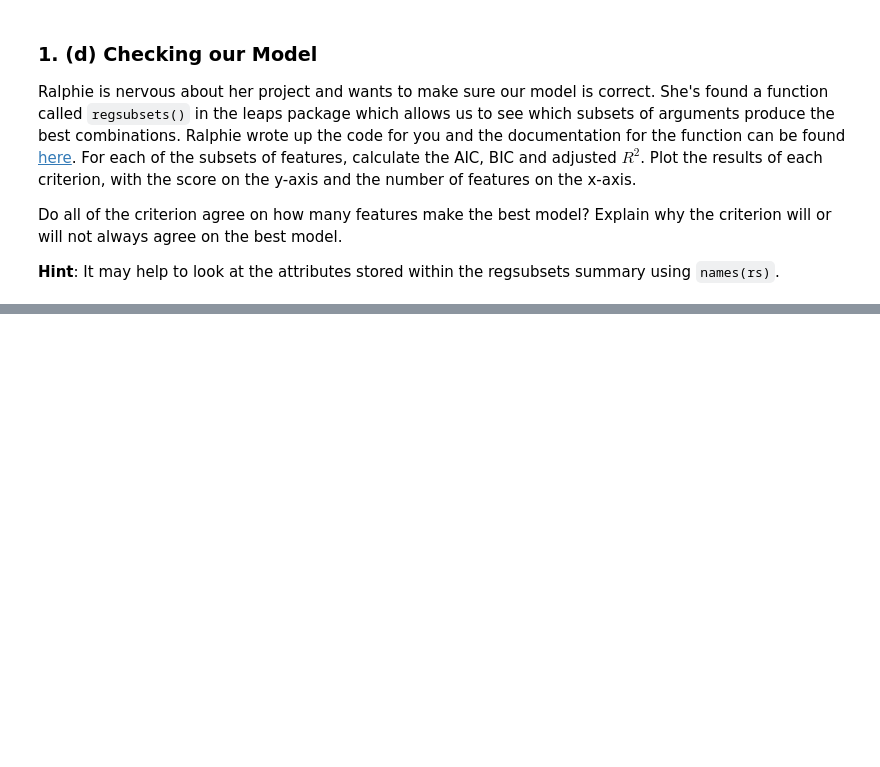
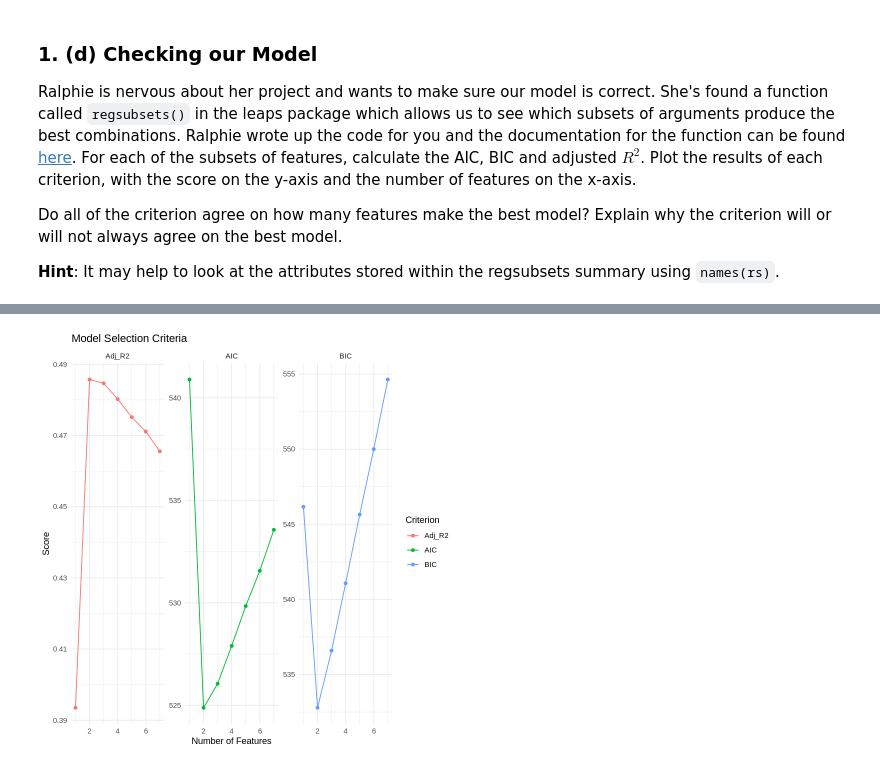
Before and after one commit to dennislamcv1/UniofColStatsModel, a Jupyter notebook: Modern Regression Analysis in R/C1M6_peer_reviewed.ipynb, the cells around one changed output, grey strips where cells are left out. Drawn from its saved outputs; the diff is of its cells as text; code cells hidden in the pictures; blank space fills up the shorter version.

```diff
--- a/Modern Regression Analysis in R/C1M6_peer_reviewed.ipynb
+++ b/Modern Regression Analysis in R/C1M6_peer_reviewed.ipynb
@@ -105,0 +165,55 @@ Warning message in model.matrix.default(terms(formula, data = data), mm):
+# %%
+# Load necessary libraries
+library(tidyverse)
+library(leaps)
+
+# Read the concrete data
+concrete.data <- read.csv("Concrete.data")
+concrete.data <- concrete.data[, c(-1, -9, -11)]
+names(concrete.data) <- c("cement", "slag", "ash", "water", "sp", "course.agg", "fine.agg", "flow")
+
+# Perform subset selection
+reg <- regsubsets(flow ~ cement + slag + ash + water + sp + course.agg + fine.agg, data = concrete.data, nvmax = 7)
+rs <- summary(reg)
+
+# Calculate AIC for each model
+calculate_aic <- function(rss, n, p) {
+  n * log(rss/n) + 2 * p
+}
+
+# Calculate BIC for each model
+calculate_bic <- function(rss, n, p) {
+  n * log(rss/n) + log(n) * p
+}
+
+# Extract RSS, number of observations, and number of features
+rss <- rs$rss
+n <- nrow(concrete.data)
+p <- 1:length(rss)  # Ensure correct length
+
+# Calculate AIC, BIC, and adjusted R^2 for each model
+aic <- sapply(p, function(i) calculate_aic(rss[i], n, i+1))
+bic <- sapply(p, function(i) calculate_bic(rss[i], n, i+1))
+adj_r2 <- rs$adjr2
+
+# Create a data frame for plotting
+criteria <- data.frame(
+  Num_Features = p,
+  AIC = aic,
+  BIC = bic,
+  Adj_R2 = adj_r2
+)
+
+# Plot the results
+criteria_long <- gather(criteria, key = "Criterion", value = "Score", -Num_Features)
+
+ggplot(criteria_long, aes(x = Num_Features, y = Score, color = Criterion)) +
+  geom_line() +
+  geom_point() +
+  facet_wrap(~ Criterion, scales = "free_y") +
+  labs(title = "Model Selection Criteria",
+       x = "Number of Features",
+       y = "Score") +
+  theme_minimal()
+# %% [output]
+[figure, added]
```
Also changed, not shown: parts of 11 cells of this notebook, 9 other files.
